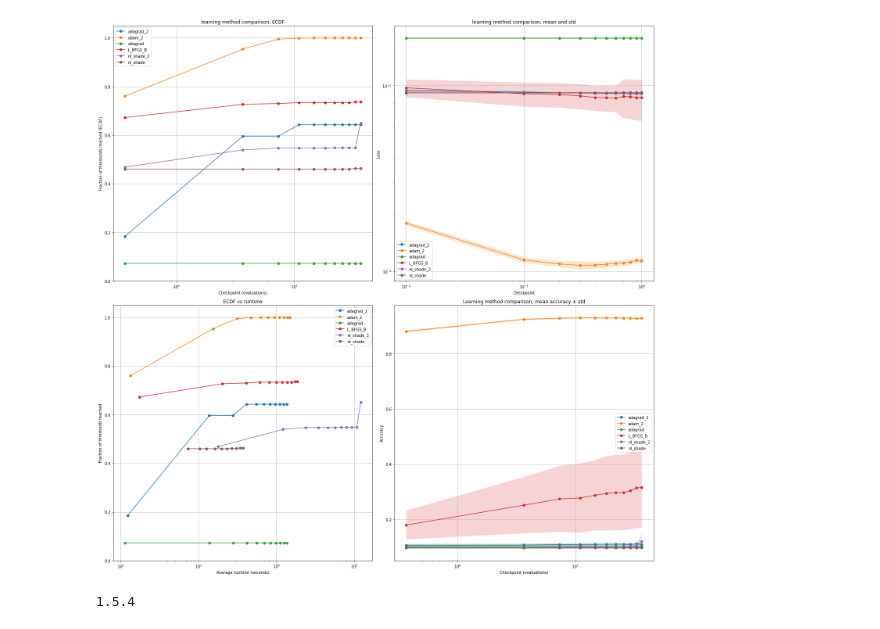
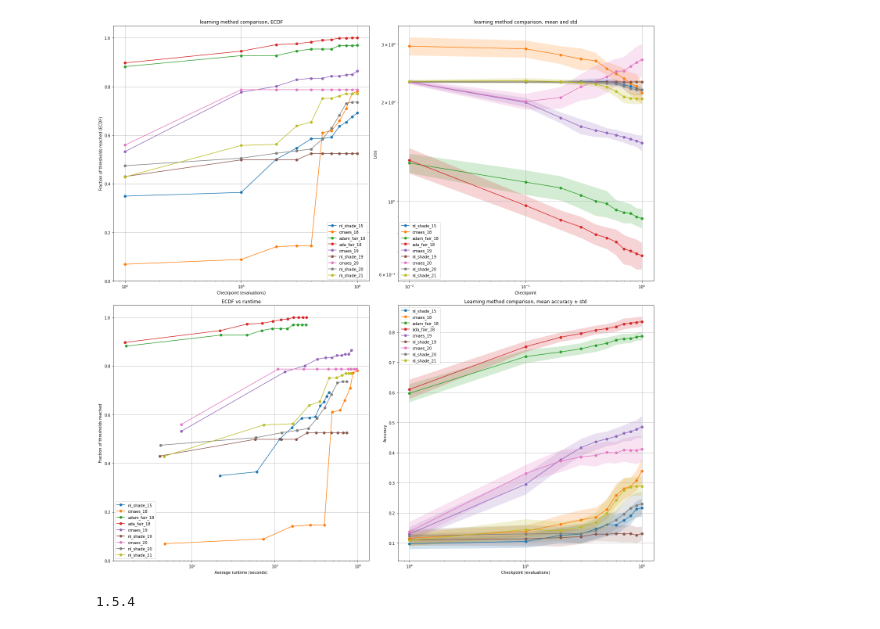
Before and after one commit to brzoza6538/stochastic-gradient-vs-global-methods, a Jupyter notebook: networks_mnist/net_comparison.ipynb, the cells around one changed output. Saved outputs shown, nothing was run; the diff lists cells and outputs as text; code cells hidden in the pictures.

```diff
--- a/networks_mnist/net_comparison.ipynb
+++ b/networks_mnist/net_comparison.ipynb
@@ -443,0 +681,30 @@ def compare(logs):
+# %%
+logs += [
+
+    { "name" : "cmaes_18", "path": "./CMAES/cmaes_New_18_logs/cmaes_New_18_records.csv", "run_path": "./CMAES/cmaes_New_18_logs/cmaes_New_18_run_records.csv"},
+    # { "name" : "nl_shade_18", "path": "./NLShade/nl_New_18_logs/nl_New_18_records.csv", "run_path": "./NLShade/nl_New_18_logs/nl_New_18_run_records.csv"},
+
+    { "name" : "adam_fair_18", "path": "./Adam_fair/adam_New_18_logs/adam_New_18_records.csv", "run_path": "./Adam_fair/adam_New_18_logs/adam_New_18_run_records.csv"},
+    { "name" : "ada_fair_18", "path": "./Adagrad_fair/ada_New_18_logs/ada_New_18_records.csv", "run_path": "./Adagrad_fair/ada_New_18_logs/ada_New_18_run_records.csv"},
+
+]
+# %%
+logs += [
+
+    { "name" : "cmaes_19", "path": "./CMAES/cmaes_New_19_logs/cmaes_New_19_records.csv", "run_path": "./CMAES/cmaes_New_19_logs/cmaes_New_19_run_records.csv"},
+    { "name" : "nl_shade_19", "path": "./NLShade/nl_New_19_logs/nl_New_19_records.csv", "run_path": "./NLShade/nl_New_19_logs/nl_New_19_run_records.csv"},
+
+]
+# %%
+logs += [
+
+    { "name" : "cmaes_20", "path": "./CMAES/cmaes_New_20_logs/cmaes_New_20_records.csv", "run_path": "./CMAES/cmaes_New_20_logs/cmaes_New_20_run_records.csv"},
+    { "name" : "nl_shade_20", "path": "./NLShade/nl_New_20_logs/nl_New_20_records.csv", "run_path": "./NLShade/nl_New_20_logs/nl_New_20_run_records.csv"},
+
+]
+# %%
+logs += [
+
+    { "name" : "nl_shade_21", "path": "./NLShade/nl_New_21_logs/nl_New_21_records.csv", "run_path": "./NLShade/nl_New_21_logs/nl_New_21_run_records.csv"},
+
+]
@@ -444,19 +722,21 @@ def compare(logs):
 # %%
 to_compare = []
 
 # indxs = [3, 4, 5, 6, ]
 # indxs = [10, 11, 12]
-indxs = [0, 1, 2, 3, -1, -2]
-globals.def_clamps = [-2, 2]
-globals.original_clamps = [-2, 2]
+indxs = [0, 1, 2, 3, 4]
+globals.def_clamps = [-1, 1]
+globals.original_clamps = [-1, 1]
 
 
-for i in indxs:
-    to_compare.append(logs[i])
+# for i in indxs:
+#     to_compare.append(logs[i])
 
-compare(to_compare)
+# compare(to_compare)
+
+compare(logs)
 # %% [output]
-[figure, old version]
+[figure, new version]
 # %%
 import scipy
 print(scipy.__version__)
```
Also changed, not shown: parts of 20 cells of this notebook, 5 other files.
